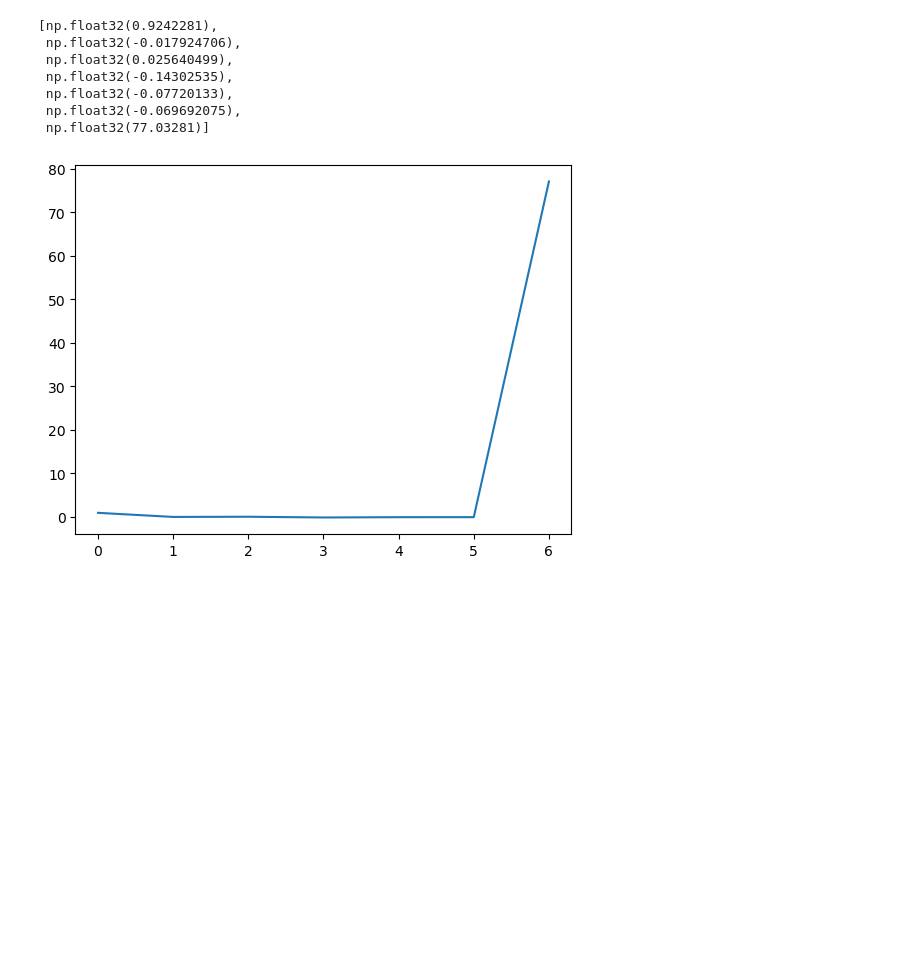
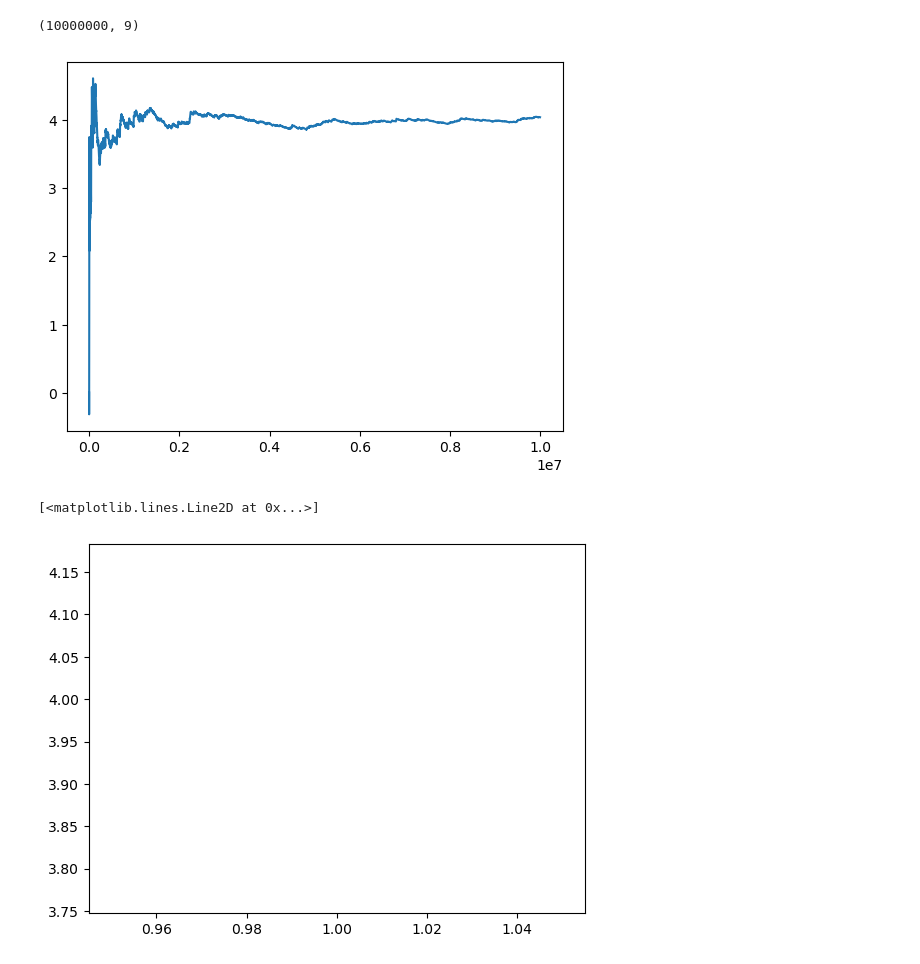
Before and after one commit to reubenharry/sampler-benchmarks, a Jupyter notebook: sampler-comparison/sampler_comparison/experiments/quantum_problem/inspect_r.ipynb, the cells around one changed output. Cells and saved outputs as stored; diff of their text form; code cells hidden in the pictures; blank space fills up the shorter version.

```diff
--- a/sampler-comparison/sampler_comparison/experiments/quantum_problem/inspect_r.ipynb
+++ b/sampler-comparison/sampler_comparison/experiments/quantum_problem/inspect_r.ipynb
@@ -1,28 +1,39 @@
 # %%
 # load sample_np.npy
 import numpy as np
 import matplotlib.pyplot as plt
 
-ts = []
-for time in [1.0, 2.0, 3.0, 4.0, 5.0, 6.0, 7.0, 8.0, 9.0]:
+j = 1
+g_vals = []
+times = [1.0]
+for time in times:
 # for time in [1.0, 2.0, 3.0, 4.0, 5.0, 6.0, 7.0]:
-    samples_np = np.load(f'../../../samples_np_{time}.npy')
+    samples_np = np.load(f'../../../samples_np_{time}_{j}.npy')
+    # acc_probs = np.load(f'../../../acc_probs_{time}_{j}.npy')
+    # std_errs = np.load(f'../../../std_errs_{time}_{j}.npy')
 
     obs = samples_np[:, 0]*samples_np[:, -1]
-    ts.append(obs.mean())
+    # cumulative avg of obs
+    obs = np.cumsum(obs) / np.arange(1, len(obs) + 1)
+    print(samples_np.shape)
+    g_vals.append(obs.mean())
+    plt.plot(obs)
+    plt.show()
+    plt.clf()
+    # plt.plot(std_errs)
+    # plt.show()
+    # plt.clf()
+    # plt.plot(acc_probs)
+    # plt.clf()
 
-plt.plot(ts)
+plt.plot(times, g_vals)
     # obs.shape
     # plot the first 1000 samples
 # plt.hist(obs, bins=50, density=True)
 # plt.savefig('samples_np_2.0.png')
-ts
+# ts
 # %% [output]
-[np.float32(0.9242281),
- np.float32(-0.017924706),
- np.float32(0.025640499),
- np.float32(-0.14302535),
- np.float32(-0.07720133),
- np.float32(-0.069692075),
- np.float32(77.03281)]
+(10000000, 9)
-[figure, old version]
+[figure, new version]
+[<matplotlib.lines.Line2D at 0x...>]
+[figure, added]
```
Also changed, not shown: parts of 1 cell of this notebook, 20 other files.
